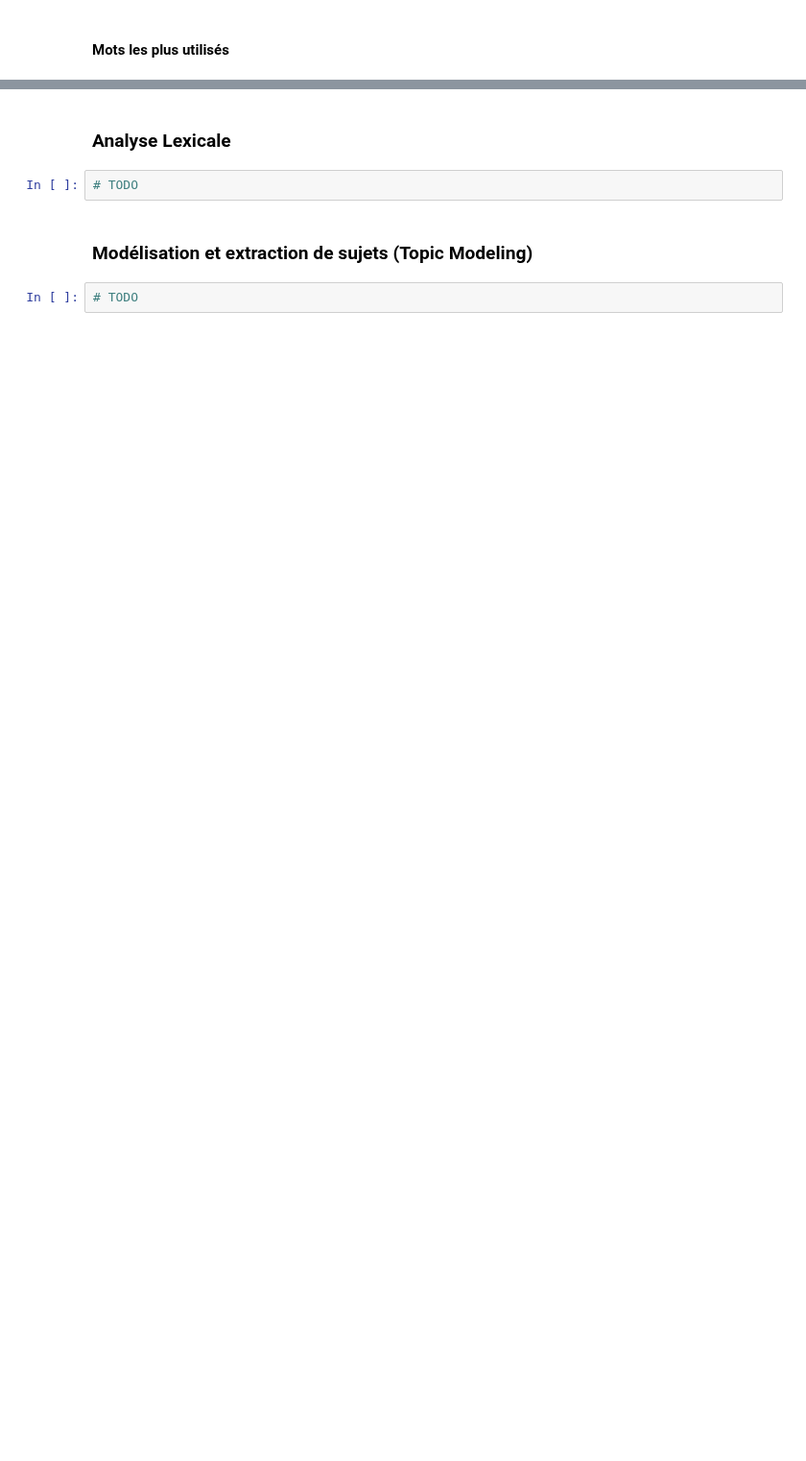
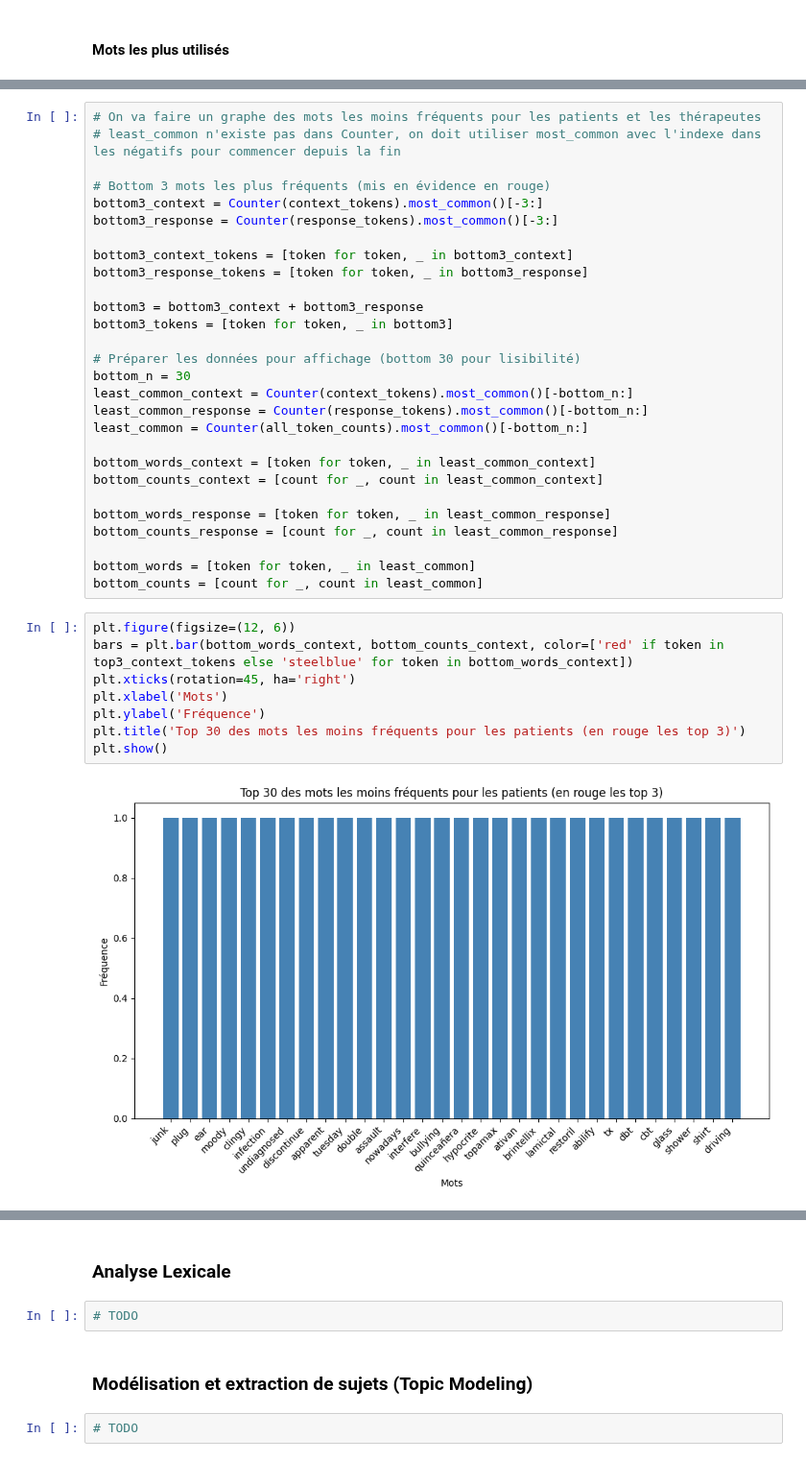
Before and after one commit to cypnet/Analyse-de-conversations-sur-la-sant-mentale-, a Jupyter notebook: LOGAN/ETAPE1-Exploration_jeu_de_donnees.ipynb, the cells around one changed output, grey strips where cells are left out. Shown at 96% size. Drawn from its saved outputs; the diff is of its cells as text; blank space fills up the shorter version.

```diff
--- a/LOGAN/ETAPE1-Exploration_jeu_de_donnees.ipynb
+++ b/LOGAN/ETAPE1-Exploration_jeu_de_donnees.ipynb
@@ -394,0 +495,38 @@ Quand feeling est utilisé comme nom (<i>"a feeling of anxiety"</i>), spaCy le g
+# %%
+# On va faire un graphe des mots les moins fréquents pour les patients et les thérapeutes
+# least_common n'existe pas dans Counter, on doit utiliser most_common avec l'indexe dans les négatifs pour commencer depuis la fin
+
+# Bottom 3 mots les plus fréquents (mis en évidence en rouge)
+bottom3_context = Counter(context_tokens).most_common()[-3:]
+bottom3_response = Counter(response_tokens).most_common()[-3:]
+
+bottom3_context_tokens = [token for token, _ in bottom3_context]
+bottom3_response_tokens = [token for token, _ in bottom3_response]
+
+bottom3 = bottom3_context + bottom3_response
+bottom3_tokens = [token for token, _ in bottom3]
+
+# Préparer les données pour affichage (bottom 30 pour lisibilité)
+bottom_n = 30
+least_common_context = Counter(context_tokens).most_common()[-bottom_n:]
+least_common_response = Counter(response_tokens).most_common()[-bottom_n:]
+least_common = Counter(all_token_counts).most_common()[-bottom_n:]
+
+bottom_words_context = [token for token, _ in least_common_context]
+bottom_counts_context = [count for _, count in least_common_context]
+
+bottom_words_response = [token for token, _ in least_common_response]
+bottom_counts_response = [count for _, count in least_common_response]
+
+bottom_words = [token for token, _ in least_common]
+bottom_counts = [count for _, count in least_common]
+# %%
+plt.figure(figsize=(12, 6))
+bars = plt.bar(bottom_words_context, bottom_counts_context, color=['red' if token in top3_context_tokens else 'steelblue' for token in bottom_words_context])
+plt.xticks(rotation=45, ha='right')
+plt.xlabel('Mots')
+plt.ylabel('Fréquence')
+plt.title('Top 30 des mots les moins fréquents pour les patients (en rouge les top 3)')
+plt.show()
+# %% [output]
+[figure, added]
```
Also changed, not shown: parts of 14 cells of this notebook.
